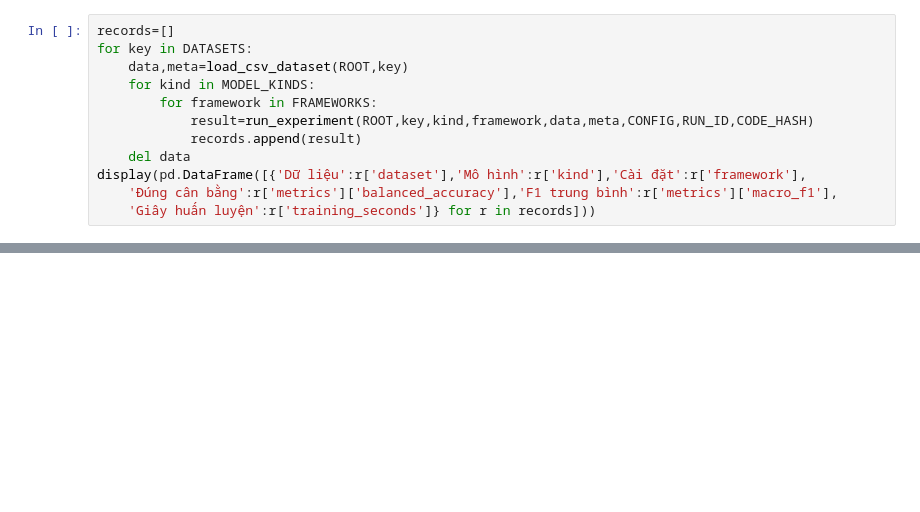
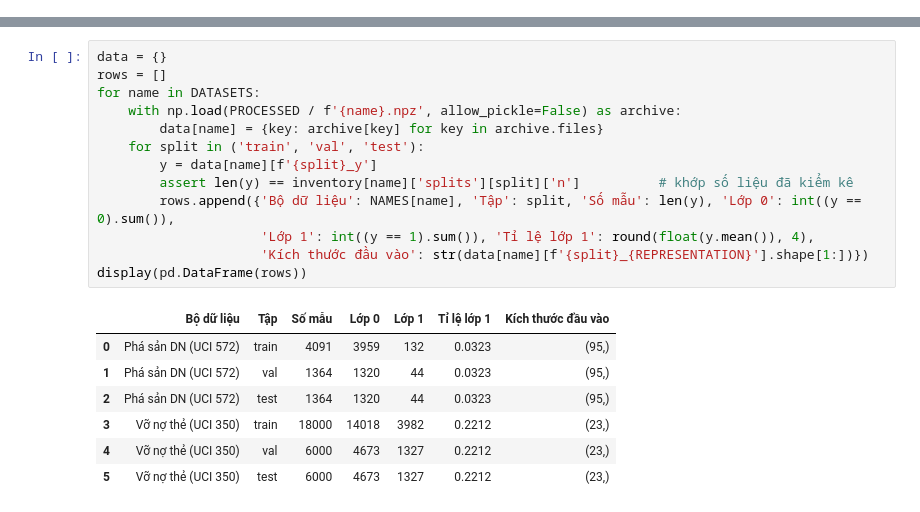
Before and after one commit to Sagitoaz/intelligent-system-assignment-01, a Jupyter notebook: notebooks/tieuluan/02_ml.ipynb, the cells around one changed output, grey strips where cells are left out. Drawn from its saved outputs; the diff is of its cells as text; blank space fills up the shorter version.

```diff
--- a/notebooks/tieuluan/02_ml.ipynb
+++ b/notebooks/tieuluan/02_ml.ipynb
@@ -1508,12 +0,0 @@ def run_experiment(root,key,kind,framework,data,meta,config,run_id,code_hash):
-# %%
-records=[]
-for key in DATASETS:
-    data,meta=load_csv_dataset(ROOT,key)
-    for kind in MODEL_KINDS:
-        for framework in FRAMEWORKS:
-            result=run_experiment(ROOT,key,kind,framework,data,meta,CONFIG,RUN_ID,CODE_HASH)
-            records.append(result)
-    del data
-display(pd.DataFrame([{'Dữ liệu':r['dataset'],'Mô hình':r['kind'],'Cài đặt':r['framework'],
-    'Đúng cân bằng':r['metrics']['balanced_accuracy'],'F1 trung bình':r['metrics']['macro_f1'],
-    'Giây huấn luyện':r['training_seconds']} for r in records]))
@@ -1536,0 +51,21 @@ for key in DATASETS:
+# %%
+data = {}
+rows = []
+for name in DATASETS:
+    with np.load(PROCESSED / f'{name}.npz', allow_pickle=False) as archive:
+        data[name] = {key: archive[key] for key in archive.files}
+    for split in ('train', 'val', 'test'):
+        y = data[name][f'{split}_y']
+        assert len(y) == inventory[name]['splits'][split]['n']          # khớp số liệu đã kiểm kê
+        rows.append({'Bộ dữ liệu': NAMES[name], 'Tập': split, 'Số mẫu': len(y), 'Lớp 0': int((y == 0).sum()),
+                     'Lớp 1': int((y == 1).sum()), 'Tỉ lệ lớp 1': round(float(y.mean()), 4),
+                     'Kích thước đầu vào': str(data[name][f'{split}_{REPRESENTATION}'].shape[1:])})
+display(pd.DataFrame(rows))
+# %% [output]
+|  | Bộ dữ liệu | Tập | Số mẫu | Lớp 0 | Lớp 1 | Tỉ lệ lớp 1 | Kích thước đầu vào |
+| 0 | Phá sản DN (UCI 572) | train | 4091 | 3959 | 132 | 0.0323 | (95,) |
+| 1 | Phá sản DN (UCI 572) | val | 1364 | 1320 | 44 | 0.0323 | (95,) |
+| 2 | Phá sản DN (UCI 572) | test | 1364 | 1320 | 44 | 0.0323 | (95,) |
+| 3 | Vỡ nợ thẻ (UCI 350) | train | 18000 | 14018 | 3982 | 0.2212 | (23,) |
+| 4 | Vỡ nợ thẻ (UCI 350) | val | 6000 | 4673 | 1327 | 0.2212 | (23,) |
+| 5 | Vỡ nợ thẻ (UCI 350) | test | 6000 | 4673 | 1327 | 0.2212 | (23,) |
```
Also changed, not shown: parts of 41 cells of this notebook, 34 other files.
